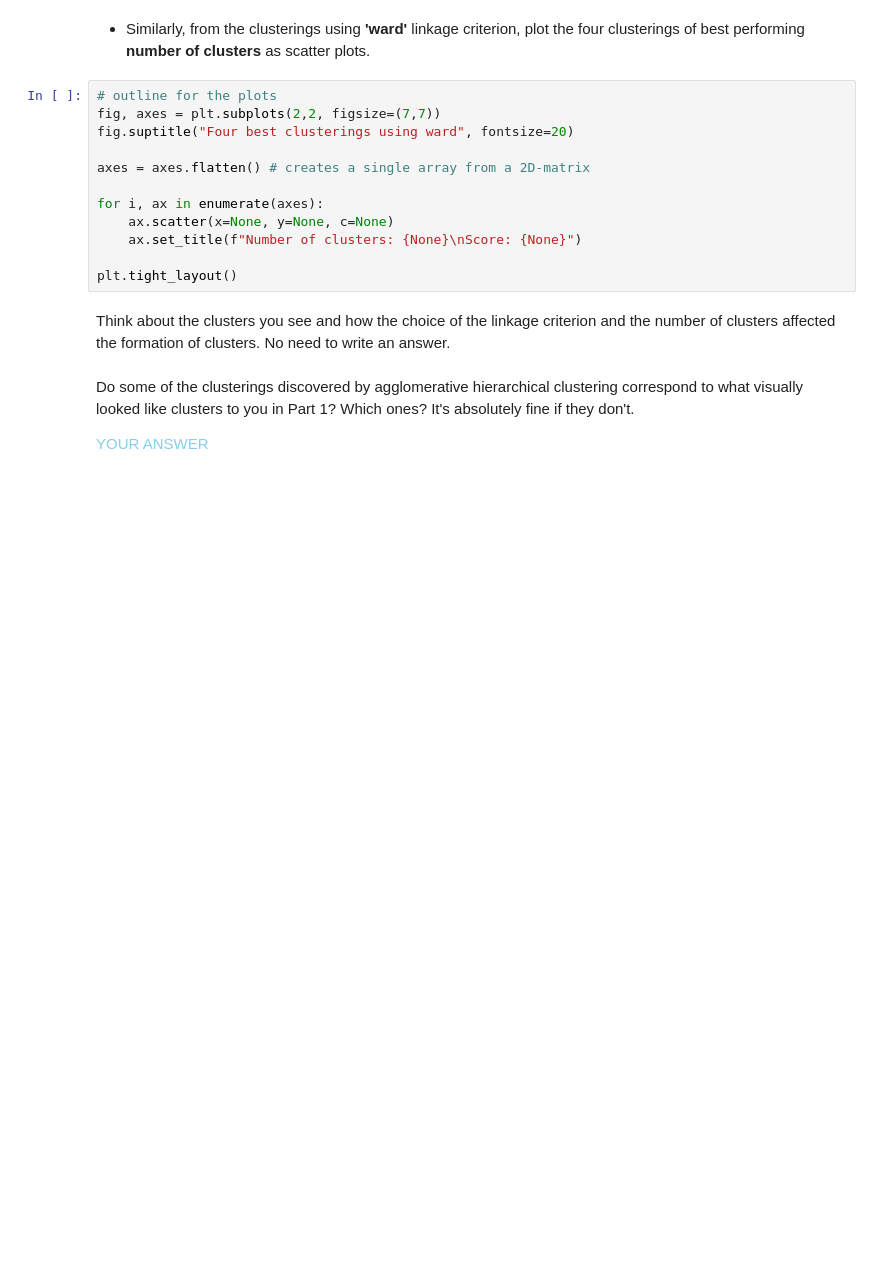
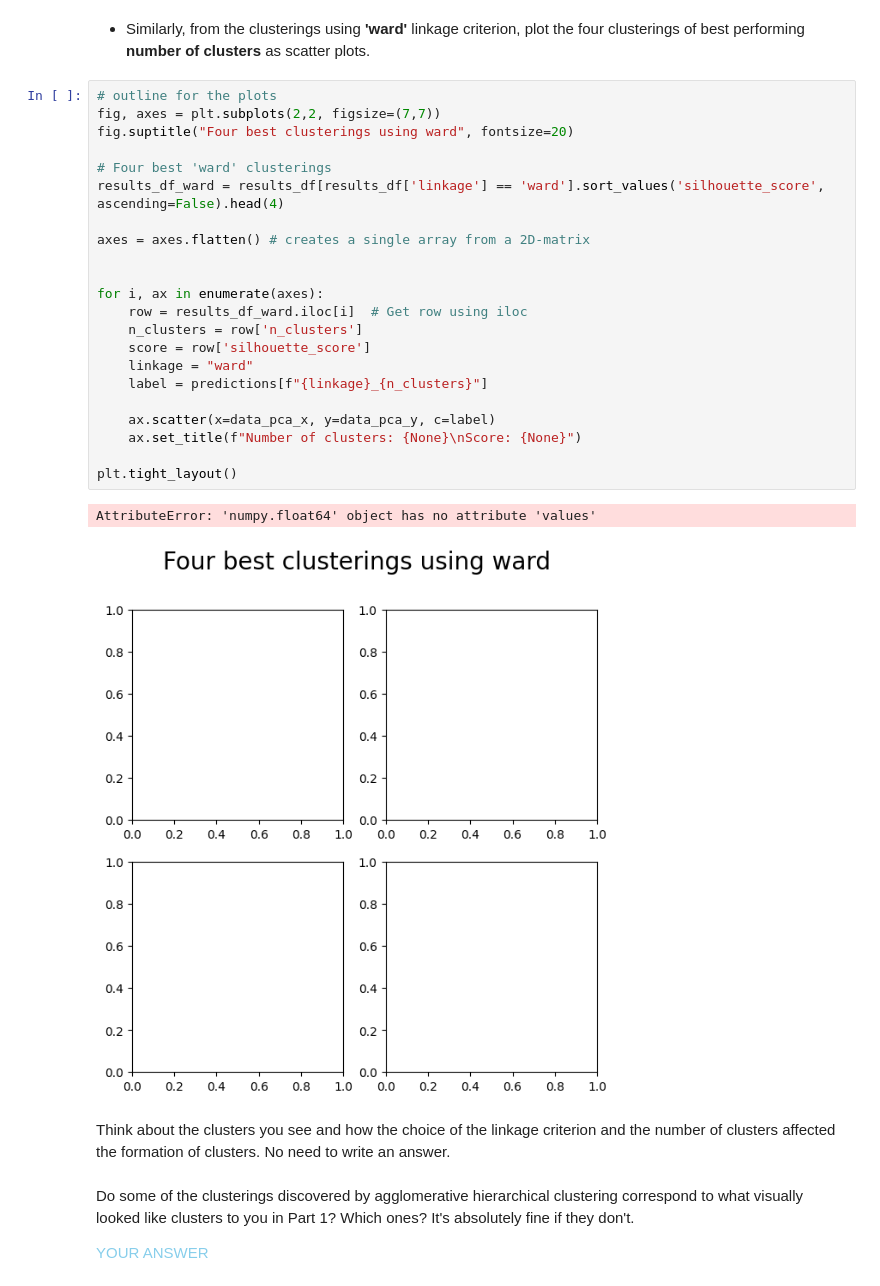
Before and after one commit to arttusamuel/dakd-2024, a Jupyter notebook: Excercise3-unsupervised-learning/your_name_here_DAKD_2024_exercise_3.ipynb, the cells around one changed output. Saved outputs shown, nothing was run; the diff lists cells and outputs as text; blank space fills up the shorter version.

```diff
--- a/Excercise3-unsupervised-learning/your_name_here_DAKD_2024_exercise_3.ipynb
+++ b/Excercise3-unsupervised-learning/your_name_here_DAKD_2024_exercise_3.ipynb
@@ -335,15 +345,28 @@ plt.tight_layout()
 # %%
 # outline for the plots
 fig, axes = plt.subplots(2,2, figsize=(7,7))
 fig.suptitle("Four best clusterings using ward", fontsize=20)
 
+# Four best 'ward' clusterings
+results_df_ward = results_df[results_df['linkage'] == 'ward'].sort_values('silhouette_score', ascending=False).head(4)
+
 axes = axes.flatten() # creates a single array from a 2D-matrix
 
+
 for i, ax in enumerate(axes):
-    ax.scatter(x=None, y=None, c=None)
+    row = results_df_ward.iloc[i]  # Get row using iloc
+    n_clusters = row['n_clusters']
+    score = row['silhouette_score']
+    linkage = "ward"
+    label = predictions[f"{linkage}_{n_clusters}"]
+
+    ax.scatter(x=data_pca_x, y=data_pca_y, c=label)
     ax.set_title(f"Number of clusters: {None}\nScore: {None}")
 
 plt.tight_layout()
+# %% [output]
+AttributeError: 'numpy.float64' object has no attribute 'values'
+[figure, added]
 # %% [markdown]
 Think about the clusters you see and how the choice of the linkage criterion and the number of clusters affected the formation of clusters. No need to write an answer.
 # %% [markdown]
```
Also changed, not shown: parts of 2 cells of this notebook.
